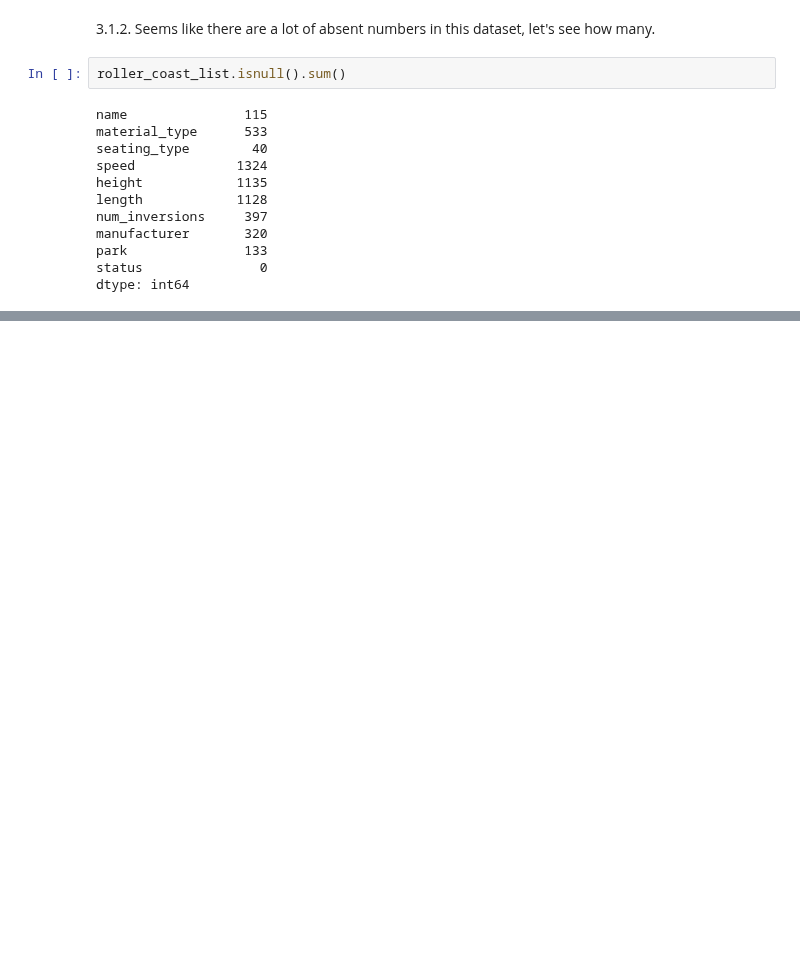
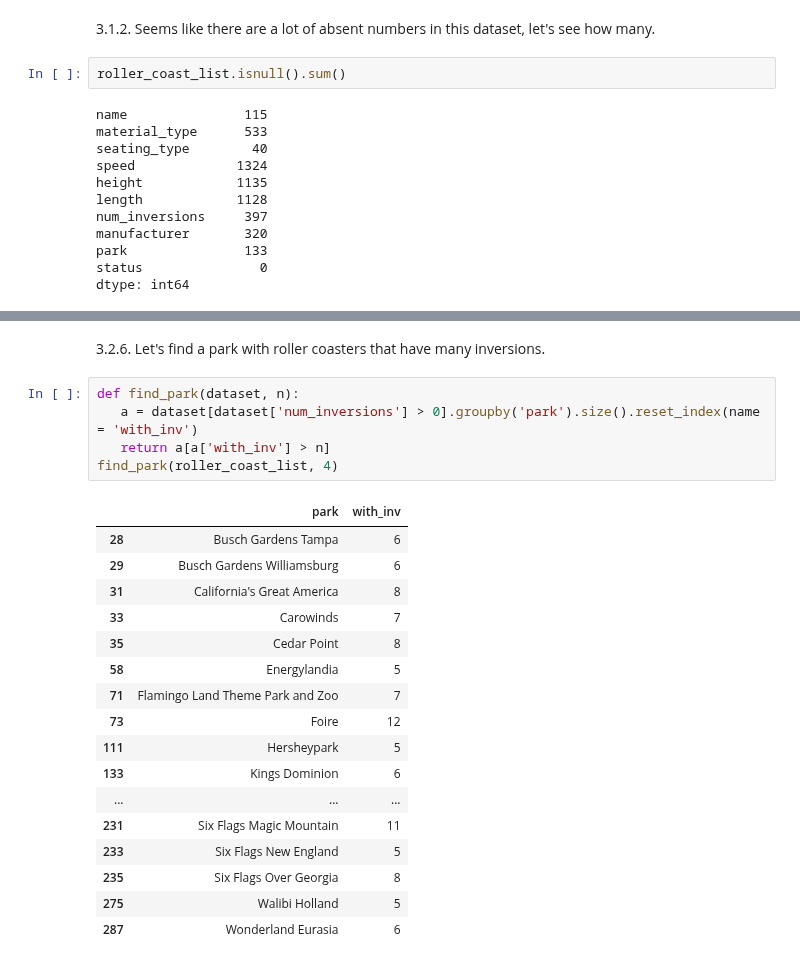
Before and after one commit to jadidaniel/jupyter-notebooks, a Jupyter notebook: visualisations_roller_coaster/roller_coaster.ipynb, the cells around one changed output, grey strips where cells are left out. Drawn from its saved outputs; the diff is of its cells as text; blank space fills up the shorter version.

```diff
--- a/visualisations_roller_coaster/roller_coaster.ipynb
+++ b/visualisations_roller_coaster/roller_coaster.ipynb
@@ -619,0 +651,25 @@ plot_histogram(heights, 'height', 'Roller Coaster Height', 'purple')
+# %% [markdown]
+3.2.6. Let's find a park with roller coasters that have many inversions.
+# %%
+def find_park(dataset, n):
+   a = dataset[dataset['num_inversions'] > 0].groupby('park').size().reset_index(name = 'with_inv')
+   return a[a['with_inv'] > n]
+find_park(roller_coast_list, 4)
+# %% [output]
+|  | park | with_inv |
+| 28 | Busch Gardens Tampa | 6 |
+| 29 | Busch Gardens Williamsburg | 6 |
+| 31 | California's Great America | 8 |
+| 33 | Carowinds | 7 |
+| 35 | Cedar Point | 8 |
+| 58 | Energylandia | 5 |
+| 71 | Flamingo Land Theme Park and Zoo | 7 |
+| 73 | Foire | 12 |
+| 111 | Hersheypark | 5 |
+| 133 | Kings Dominion | 6 |
+| ... | ... | ... |
+| 231 | Six Flags Magic Mountain | 11 |
+| 233 | Six Flags New England | 5 |
+| 235 | Six Flags Over Georgia | 8 |
+| 275 | Walibi Holland | 5 |
+| 287 | Wonderland Eurasia | 6 |
```
Also changed, not shown: parts of 13 cells of this notebook.
